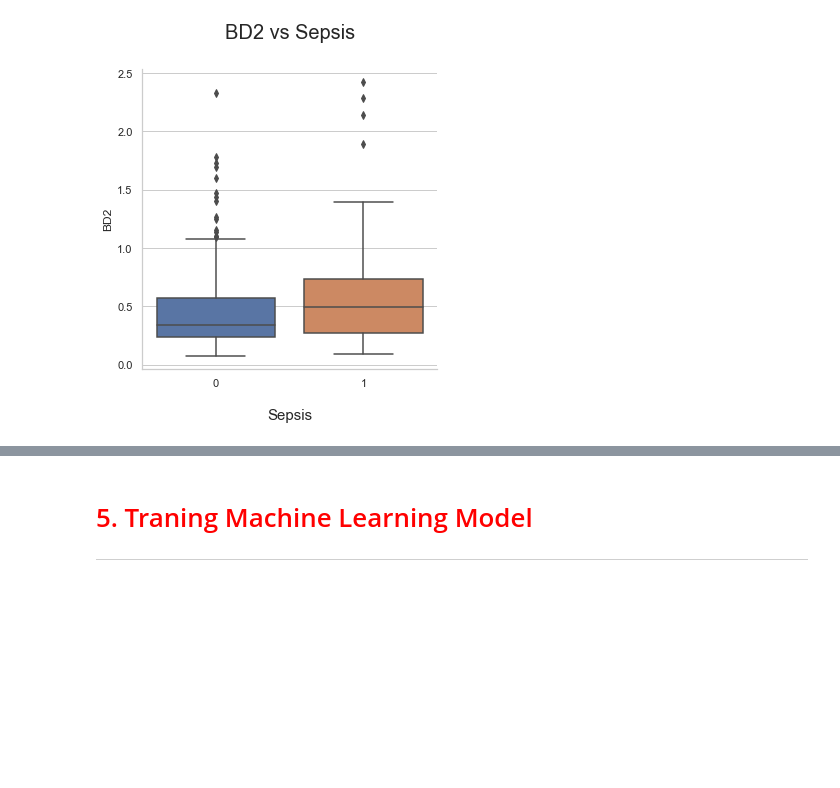
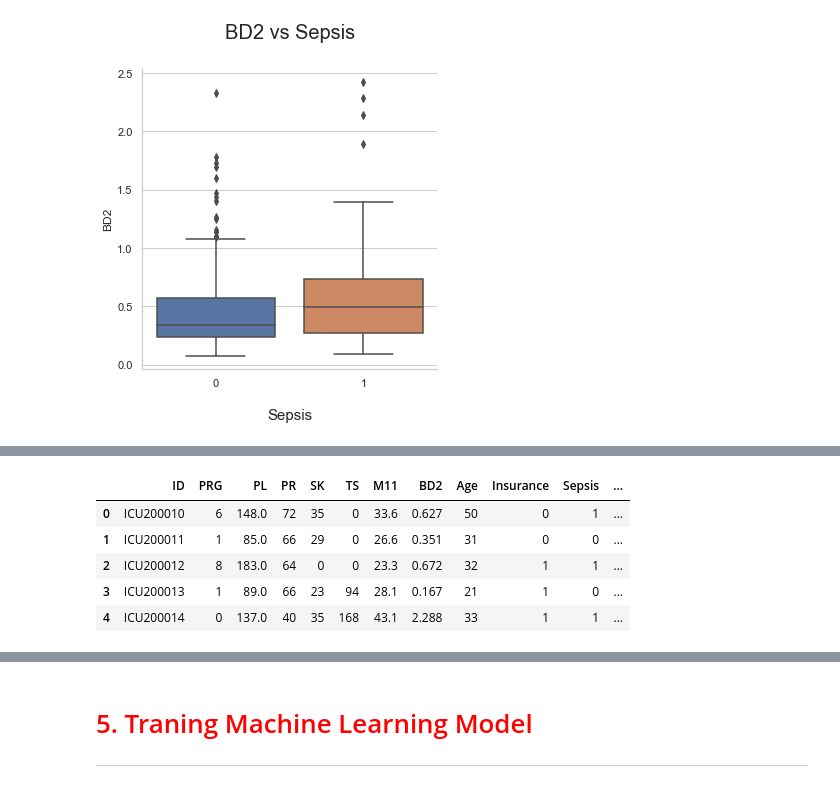
Before and after one commit to tuananh131001/Machine-Learning-Assigment1, a Jupyter notebook: Assignment_1.ipynb, the cells around one changed output, grey strips where cells are left out. Cells and saved outputs as stored; diff of their text form; code cells hidden in the pictures; blank space fills up the shorter version.

```diff
--- a/Assignment_1.ipynb
+++ b/Assignment_1.ipynb
@@ -346,0 +909,11 @@ plt.xlabel("Sepsis", fontsize = 15, labelpad = 20);
+# %%
+"""Create bin categories for Age."""
+X = ["infant","child","teenager","youngAdult","adult","aged"]
+
+"""Create range for each bin categories of Age."""
+groupRanges = [0,5,12,18,35,60,81]
+
+"""Create and view categorized Age with original Age."""
+train["ageBinned"] = pd.cut(train.Age, groupRanges, labels = ageGroups)
+bold('**Age with Categorized Age:**')
+display(train[['Age', 'ageBinned']].head(5))
@@ -346,0 +928,9 @@ plt.xlabel("Sepsis", fontsize = 15, labelpad = 20);
+# %%
+display(train.head(5))
+# %% [output]
+|  | ID | PRG | PL | PR | SK | TS | M11 | BD2 | Age | Insurance | Sepsis | ... |
+| 0 | ICU200010 | 6 | 148.0 | 72 | 35 | 0 | 33.6 | 0.627 | 50 | 0 | 1 | ... |
+| 1 | ICU200011 | 1 | 85.0 | 66 | 29 | 0 | 26.6 | 0.351 | 31 | 0 | 0 | ... |
+| 2 | ICU200012 | 8 | 183.0 | 64 | 0 | 0 | 23.3 | 0.672 | 32 | 1 | 1 | ... |
+| 3 | ICU200013 | 1 | 89.0 | 66 | 23 | 94 | 28.1 | 0.167 | 21 | 1 | 0 | ... |
+| 4 | ICU200014 | 0 | 137.0 | 40 | 35 | 168 | 43.1 | 2.288 | 33 | 1 | 1 | ... |
```
Also changed, not shown: parts of 103 cells of this notebook, 3 other files.
